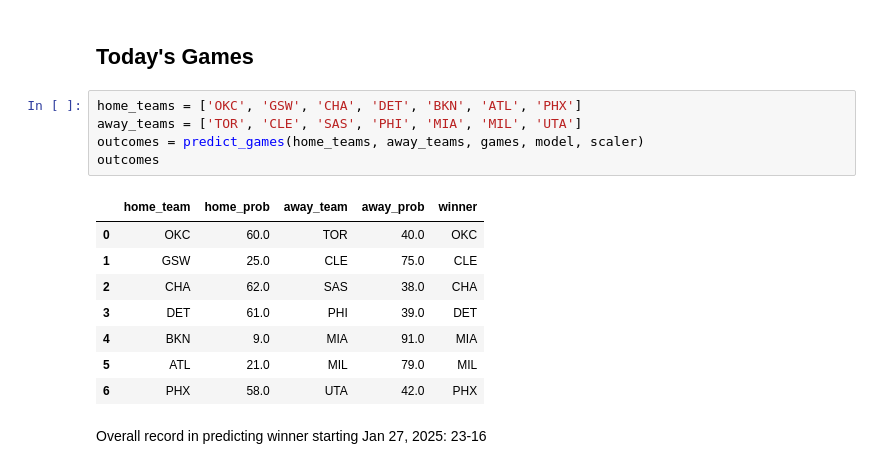
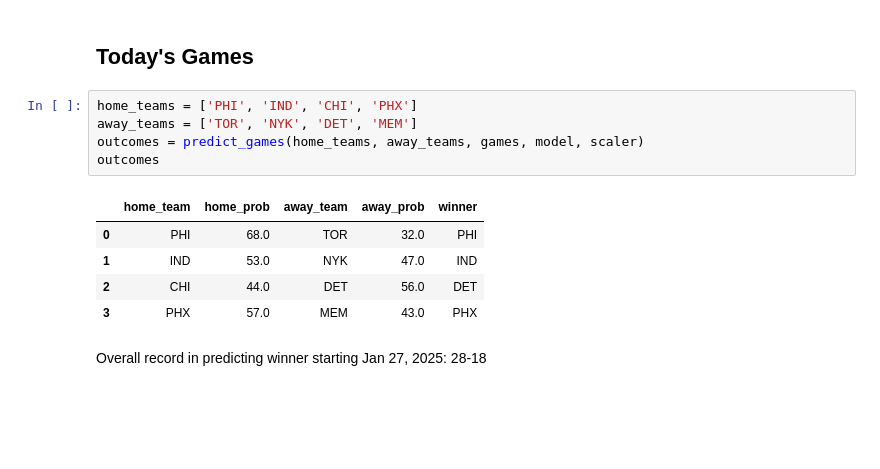
Before and after one commit to SehejGit/nba-win-predictions, a Jupyter notebook: win-probability.ipynb, the cells around one changed output. Drawn from its saved outputs; the diff is of its cells as text; blank space fills up the shorter version.

```diff
--- a/win-probability.ipynb
+++ b/win-probability.ipynb
@@ -388,18 +388,15 @@ todays_games
 # %% [markdown]
 ## Today's Games
 # %%
-home_teams = ['OKC', 'GSW', 'CHA', 'DET', 'BKN', 'ATL', 'PHX']
-away_teams = ['TOR', 'CLE', 'SAS', 'PHI', 'MIA', 'MIL', 'UTA']
+home_teams = ['PHI', 'IND', 'CHI', 'PHX']
+away_teams = ['TOR', 'NYK', 'DET', 'MEM']
 outcomes = predict_games(home_teams, away_teams, games, model, scaler)
 outcomes
 # %% [output]
 |  | home_team | home_prob | away_team | away_prob | winner |
-| 0 | OKC | 60.0 | TOR | 40.0 | OKC |
-| 1 | GSW | 25.0 | CLE | 75.0 | CLE |
-| 2 | CHA | 62.0 | SAS | 38.0 | CHA |
-| 3 | DET | 61.0 | PHI | 39.0 | DET |
-| 4 | BKN | 9.0 | MIA | 91.0 | MIA |
-| 5 | ATL | 21.0 | MIL | 79.0 | MIL |
-| 6 | PHX | 58.0 | UTA | 42.0 | PHX |
+| 0 | PHI | 68.0 | TOR | 32.0 | PHI |
+| 1 | IND | 53.0 | NYK | 47.0 | IND |
+| 2 | CHI | 44.0 | DET | 56.0 | DET |
+| 3 | PHX | 57.0 | MEM | 43.0 | PHX |
 # %% [markdown]
-Overall record in predicting winner starting Jan 27, 2025: 23-16
+Overall record in predicting winner starting Jan 27, 2025: 28-18
```
Also changed, not shown: parts of 9 cells of this notebook.
